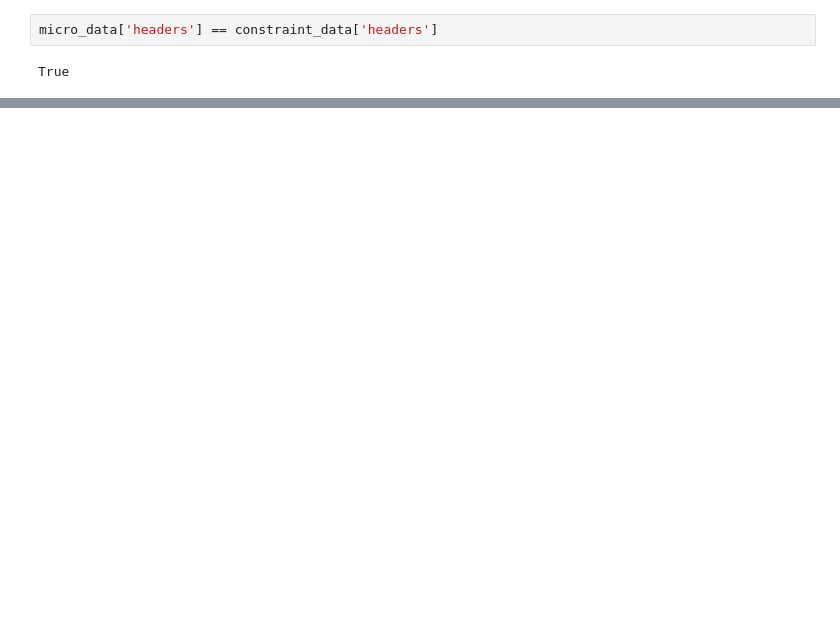
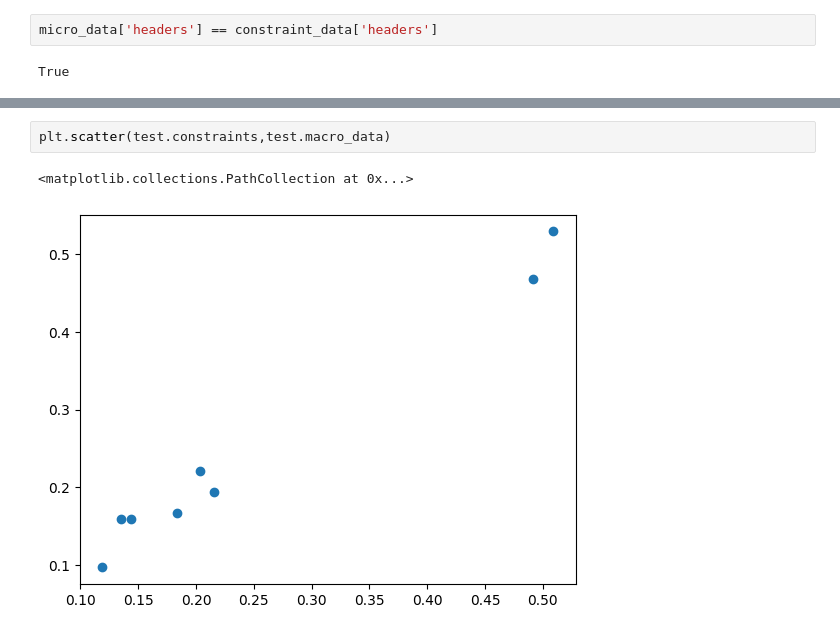
Before and after one commit to ricci-colasanti/Synthetic-Population-Generation, a Jupyter notebook: code/simulated_annealing.ipynb, the cells around one changed output, grey strips where cells are left out. Saved outputs shown, nothing was run; the diff lists cells and outputs as text; blank space fills up the shorter version.

```diff
--- a/code/simulated_annealing.ipynb
+++ b/code/simulated_annealing.ipynb
@@ -222,0 +270,5 @@ class SimulatedAnnealing:
+# %%
+plt.scatter(test.constraints,test.macro_data)
+# %% [output]
+<matplotlib.collections.PathCollection at 0x...>
+[figure, added]
```
Also changed, not shown: parts of 10 cells of this notebook, 3 other files.
